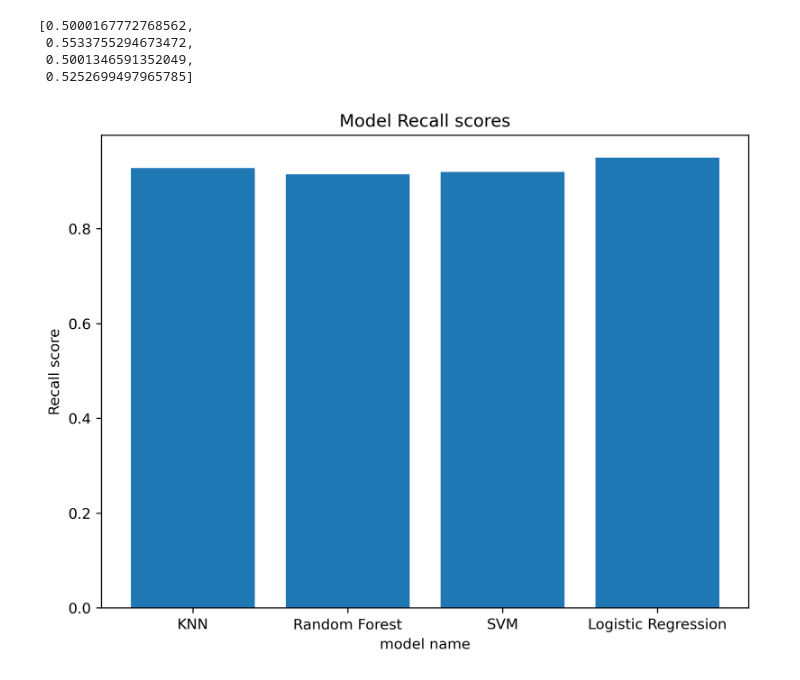
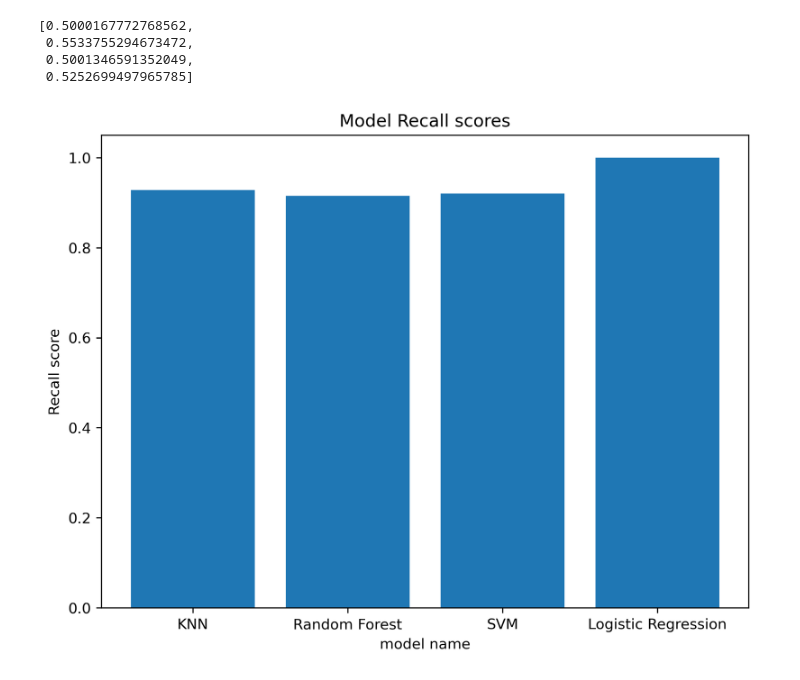
Before and after one commit to wjaekle/heart_project, a Jupyter notebook: src/MLPipelines.ipynb, the cells around one changed output. Cells and saved outputs as stored; diff of their text form; code cells hidden in the pictures.

```diff
--- a/src/MLPipelines.ipynb
+++ b/src/MLPipelines.ipynb
@@ -566,13 +902,13 @@ means
 # %%
 plt.figure(figsize=(8,6), dpi=300)
 
 models = ["KNN", "Random Forest", "SVM", "Logistic Regression"]
-recalls = [.9277, .915, .92,.95]
+recalls = [.9277, .915, .92,1]
 matplotlib.pyplot.bar(models, recalls)
 plt.title("Model Recall scores")
 plt.xlabel("model name")
 plt.ylabel("Recall score")
 plt.savefig(f"../figures/final_bar.png",bbox_inches="tight", dpi = 300)
 plt.show()
 # %% [output]
-[figure, old version]
+[figure, new version]
```
Also changed, not shown: parts of 38 cells of this notebook, 10 other files.
